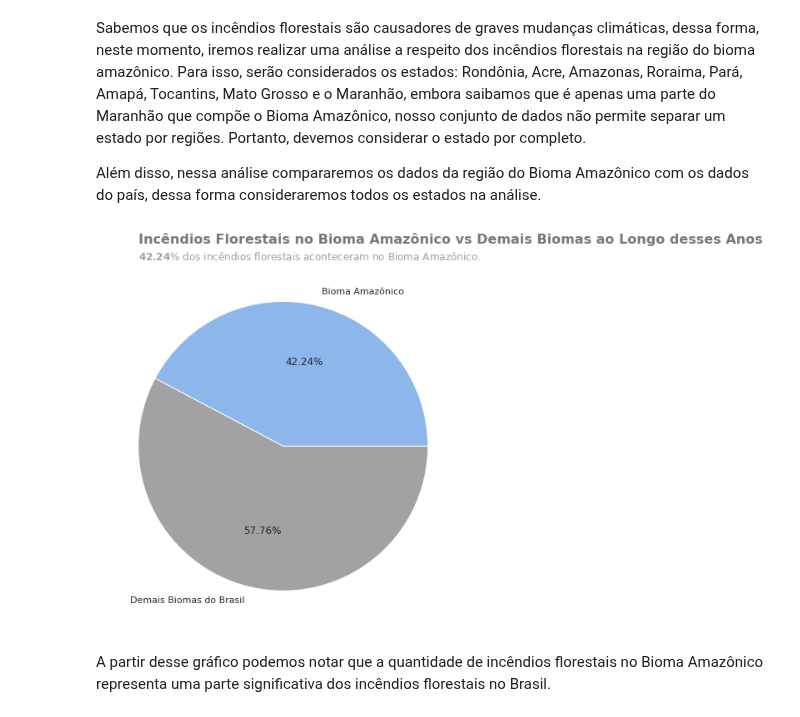
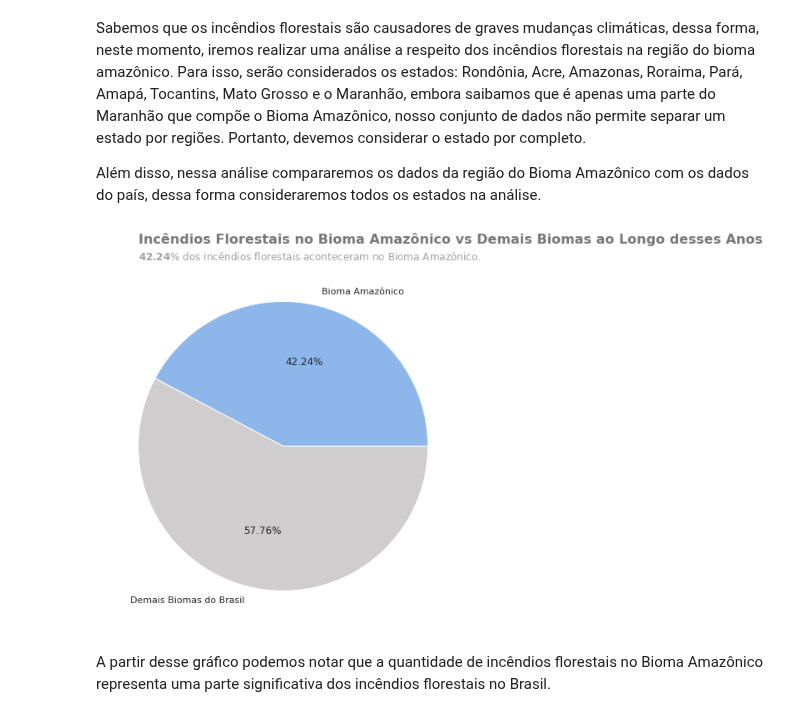
Before and after one commit to anibalfisico/Data-Science, a Jupyter notebook: inc-ndios-no-brasil.ipynb, the cells around one changed output. Saved outputs shown, nothing was run; the diff lists cells and outputs as text; code cells hidden in the pictures.

```diff
--- a/inc-ndios-no-brasil.ipynb
+++ b/inc-ndios-no-brasil.ipynb
@@ -450,31 +467,32 @@ Além disso, nessa análise compararemos os dados da região do Bioma Amazônico
 # %%
 df_all_states    = df.groupby('state')['number'].agg(['sum']).reset_index()
 df_all_states.rename(columns = {'sum':'number_year'}, inplace = True)
 states_amazonica = ['Rondônia','Acre','Amazonas','Roraima','Pará','Amapá','Tocantins','Mato Grosso',
                     'Maranhão']
 df_amazonica     = df_all_states[df_all_states.state.isin(states_amazonica)].number_year.sum()
 df_brasil        = df_all_states.number_year.sum() - df_amazonica
 df_amazonica
 
 pie_chart_list   = [df_amazonica,df_brasil]
 labels           = ['Bioma Amazônico','Demais Biomas do Brasil']
 #define Seaborn color palette to use
+cinza_claro  = '#CFCDCE'
 cinza_escuro = '#787878'
 cinza_medio  = '#A2A1A3'
 azul_claro   = '#8db7eb'
 azul_escuro  = '#253760'
-colors = [azul_claro,cinza_medio]
+colors = [azul_claro,cinza_claro]
 
 #create pie chart
 plt.pie(pie_chart_list, labels = labels, colors = colors, autopct='%.2f%%')
 x_text_antes = -1
 plt.text(x=x_text_antes,y=1.4,s='Incêndios Florestais no Bioma Amazônico vs Demais Biomas ao Longo \
 desses Anos',fontsize=16,color=cinza_escuro,weight='bold');
 plt.text(x_text_antes,y=1.35,s= '$\\bf{42.24}$% dos incêndios florestais aconteceram no Bioma \
 Amazônico.',verticalalignment="top",fontsize=12,color=cinza_medio)
 plt.show()
 # %% [output]
-[figure, old version]
+[figure, new version]
 # %% [markdown]
 A partir desse gráfico podemos notar que a quantidade de incêndios florestais no Bioma Amazônico representa uma parte significativa dos incêndios florestais no Brasil.
 # %% [markdown]
```
Also changed, not shown: parts of 3 cells of this notebook.
